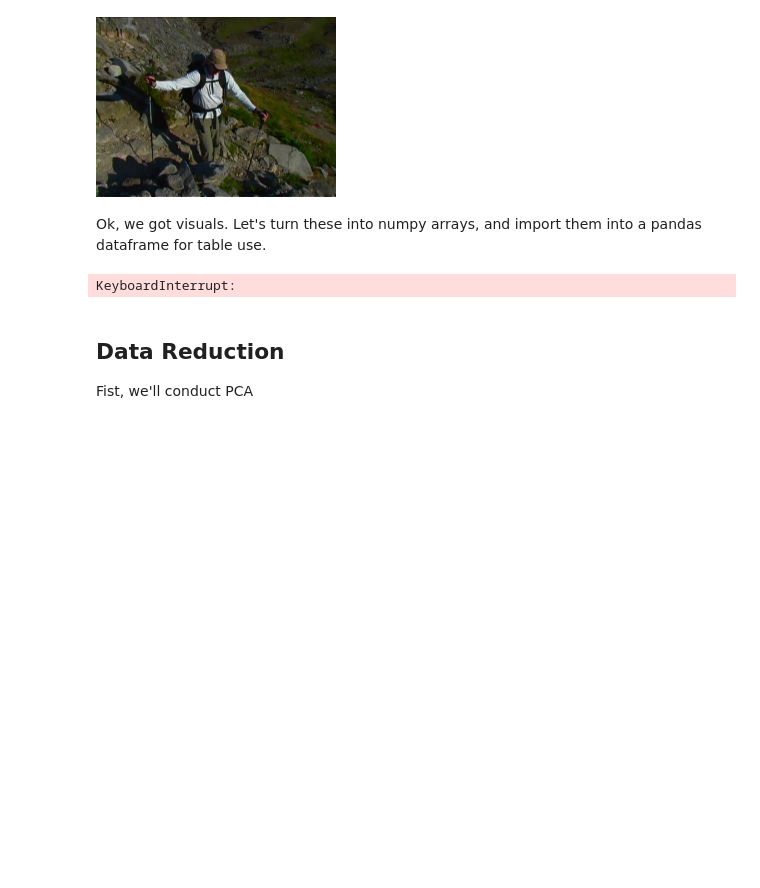
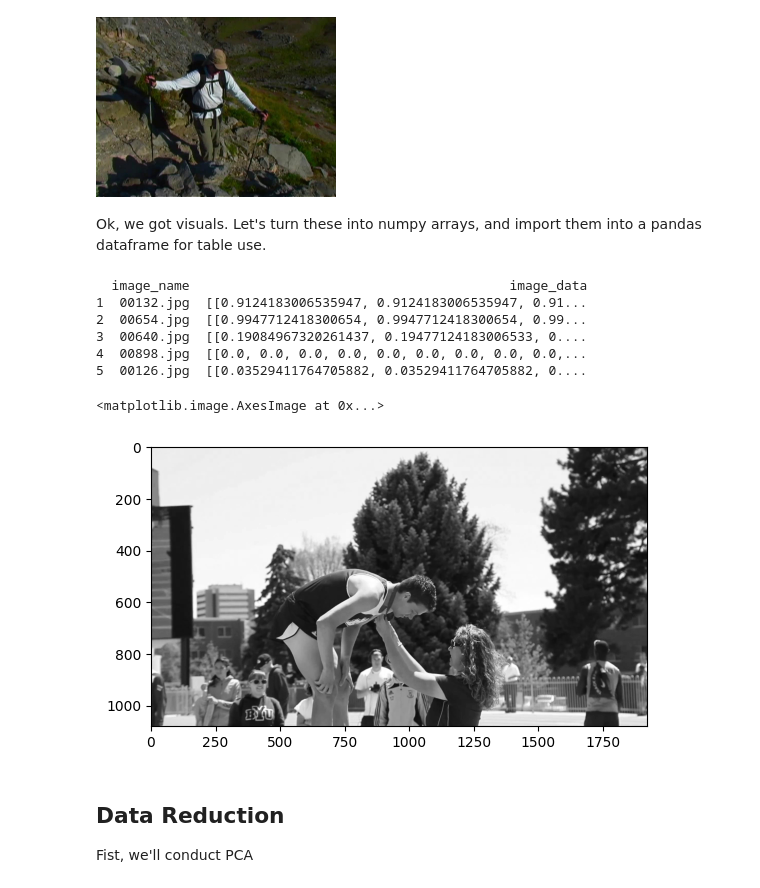
Before and after one commit to e-diaz27/HumanBodyImageAnalysis, a Jupyter notebook: lab2.ipynb, the cells around one changed output. Saved outputs shown, nothing was run; the diff lists cells and outputs as text; code cells hidden in the pictures; blank space fills up the shorter version.

```diff
--- a/lab2.ipynb
+++ b/lab2.ipynb
@@ -48,27 +48,33 @@ Ok, we got visuals. Let's turn these into numpy arrays, and import them into a p
 # %%
 # The following code imports the images as numpy arrays and appends them into another array
 # Custom code by Eddie, inspired by this youtube vid https://www.youtube.com/watch?v=bIOMZK5e0Oo
-
-from numpy import asarray
 import matplotlib.pyplot as plt
 from matplotlib.pyplot import imread
 
 # create an empty array for 1000 image objects
-images = np.empty([1000,1])
+images = pd.DataFrame(columns=["image_name", "image_data"])
+id = 0
 
 # import and simplify images as numpy arrays within  a larger array
 for file in os.listdir(folder):
+    id += 1
     img = imread(os.path.join(folder, file))
     img = img.astype(np.uint8)
     img = img/255
     img = img.mean(axis=2)
-    images = np.append(images, img)
+    images.loc[id] = {"image_name": file, "image_data": img}
 
-# show table data for first five elements and plot some images
-print(images[0:4])
-plt.imshow(images[0:4], cmap="gray")
+print(images.head())
+plt.imshow(images.iloc[0]["image_data"], cmap="gray")
 # %% [output]
-KeyboardInterrupt:
+  image_name                                         image_data
+1  00132.jpg  [[0.9124183006535947, 0.9124183006535947, 0.91...
+2  00654.jpg  [[0.9947712418300654, 0.9947712418300654, 0.99...
+3  00640.jpg  [[0.19084967320261437, 0.19477124183006533, 0....
+4  00898.jpg  [[0.0, 0.0, 0.0, 0.0, 0.0, 0.0, 0.0, 0.0, 0.0,...
+5  00126.jpg  [[0.03529411764705882, 0.03529411764705882, 0....
+<matplotlib.image.AxesImage at 0x...>
+[figure, added]
 # %% [markdown]
 ## Data Reduction
 
```
